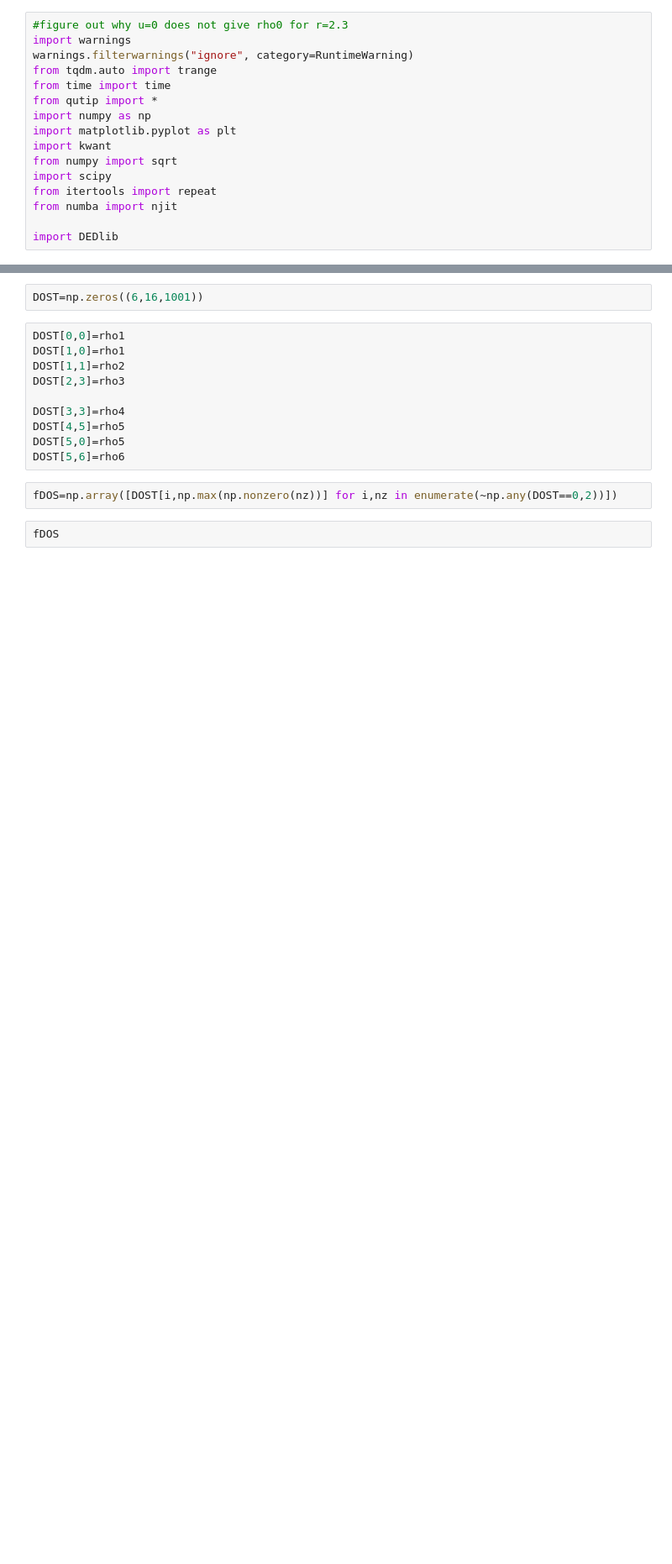
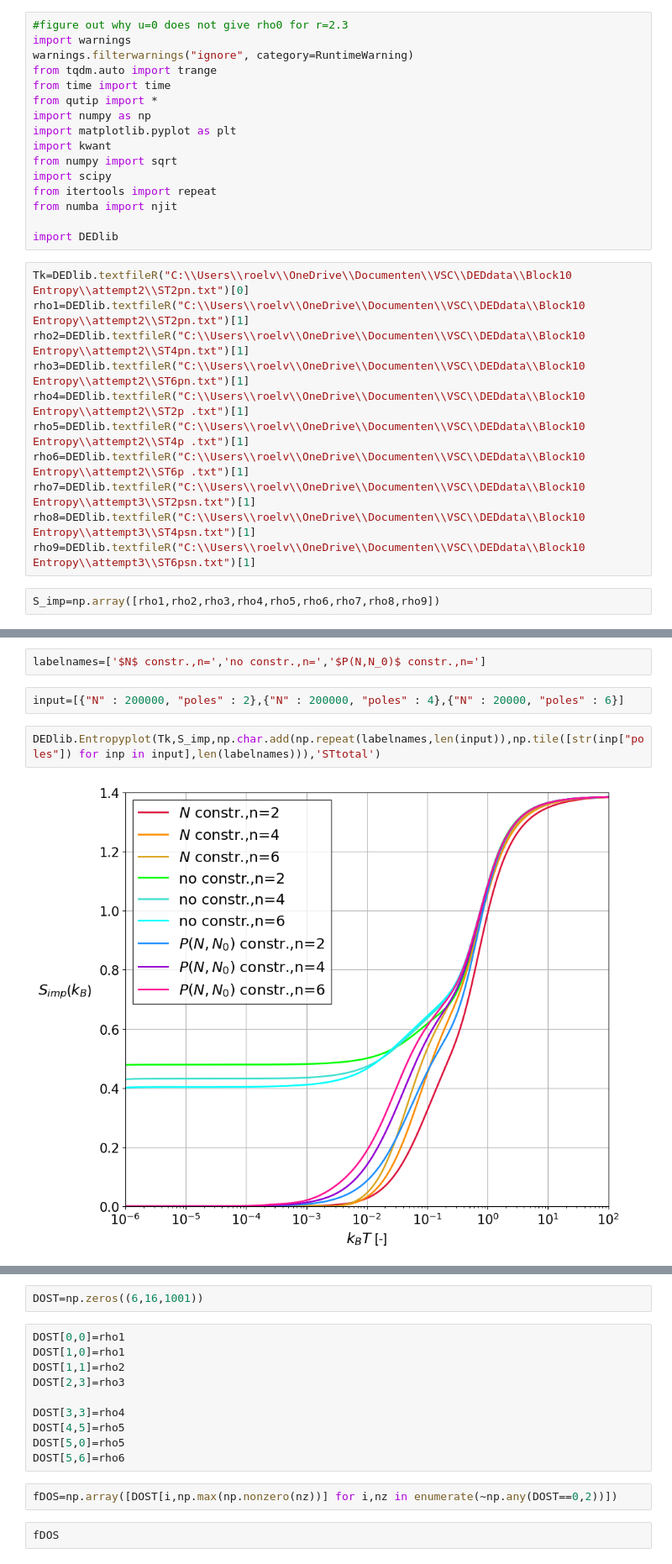
Before and after one commit to Paragon1997/Repository2023, a Jupyter notebook: Graph0Utest.ipynb, the cells around one changed output, grey strips where cells are left out. Shown at 84% size. Saved outputs shown, nothing was run; the diff lists cells and outputs as text; blank space fills up the shorter version.

```diff
--- a/Graph0Utest.ipynb
+++ b/Graph0Utest.ipynb
@@ -14,3 +14,16 @@ from itertools import repeat
 from numba import njit
 
 import DEDlib
+# %%
+Tk=DEDlib.textfileR("C:\\Users\\roelv\\OneDrive\\Documenten\\VSC\\DEDdata\\Block10 Entropy\\attempt2\\ST2pn.txt")[0]
+rho1=DEDlib.textfileR("C:\\Users\\roelv\\OneDrive\\Documenten\\VSC\\DEDdata\\Block10 Entropy\\attempt2\\ST2pn.txt")[1]
+rho2=DEDlib.textfileR("C:\\Users\\roelv\\OneDrive\\Documenten\\VSC\\DEDdata\\Block10 Entropy\\attempt2\\ST4pn.txt")[1]
+rho3=DEDlib.textfileR("C:\\Users\\roelv\\OneDrive\\Documenten\\VSC\\DEDdata\\Block10 Entropy\\attempt2\\ST6pn.txt")[1]
+rho4=DEDlib.textfileR("C:\\Users\\roelv\\OneDrive\\Documenten\\VSC\\DEDdata\\Block10 Entropy\\attempt2\\ST2p .txt")[1]
+rho5=DEDlib.textfileR("C:\\Users\\roelv\\OneDrive\\Documenten\\VSC\\DEDdata\\Block10 Entropy\\attempt2\\ST4p .txt")[1]
+rho6=DEDlib.textfileR("C:\\Users\\roelv\\OneDrive\\Documenten\\VSC\\DEDdata\\Block10 Entropy\\attempt2\\ST6p .txt")[1]
+rho7=DEDlib.textfileR("C:\\Users\\roelv\\OneDrive\\Documenten\\VSC\\DEDdata\\Block10 Entropy\\attempt3\\ST2psn.txt")[1]
+rho8=DEDlib.textfileR("C:\\Users\\roelv\\OneDrive\\Documenten\\VSC\\DEDdata\\Block10 Entropy\\attempt3\\ST4psn.txt")[1]
+rho9=DEDlib.textfileR("C:\\Users\\roelv\\OneDrive\\Documenten\\VSC\\DEDdata\\Block10 Entropy\\attempt3\\ST6psn.txt")[1]
+# %%
+S_imp=np.array([rho1,rho2,rho3,rho4,rho5,rho6,rho7,rho8,rho9])
@@ -16,0 +34,8 @@ import DEDlib
+# %%
+labelnames=['$N$ constr.,n=','no constr.,n=','$P(N,N_0)$ constr.,n=']
+# %%
+input=[{"N" : 200000, "poles" : 2},{"N" : 200000, "poles" : 4},{"N" : 20000, "poles" : 6}]
+# %%
+DEDlib.Entropyplot(Tk,S_imp,np.char.add(np.repeat(labelnames,len(input)),np.tile([str(inp["poles"]) for inp in input],len(labelnames))),'STtotal')
+# %% [output]
+[figure, added]
```
Also changed, not shown: parts of 4 cells of this notebook, 1 other file.
